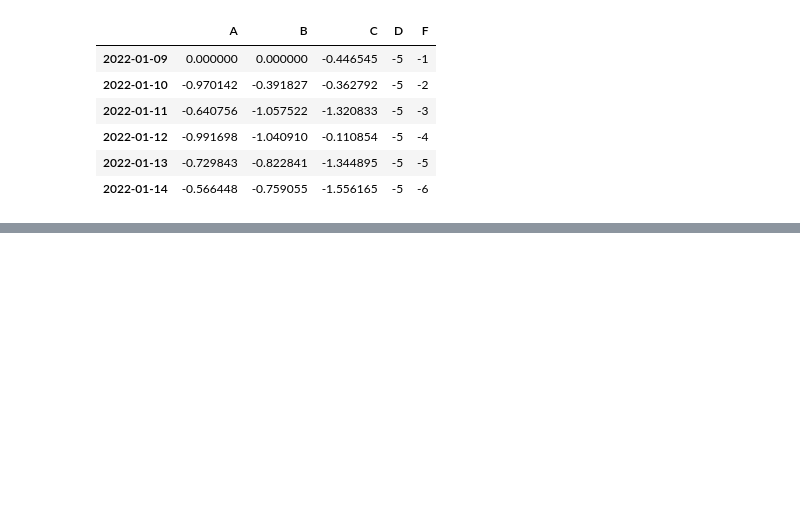
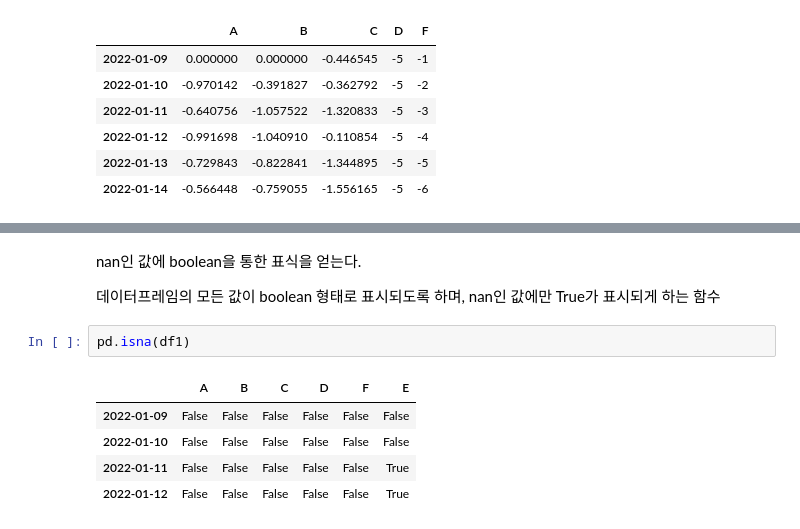
Before and after one commit to euneun316/Python-for-Pandas, a Jupyter notebook: Pandas-Study.ipynb, the cells around one changed output, grey strips where cells are left out. Drawn from its saved outputs; the diff is of its cells as text; blank space fills up the shorter version.

```diff
--- a/Pandas-Study.ipynb
+++ b/Pandas-Study.ipynb
@@ -489,0 +526,12 @@ df2
+# %% [markdown]
+nan인 값에 boolean을 통한 표식을 얻는다.
+
+데이터프레임의 모든 값이 boolean 형태로 표시되도록 하며, nan인 값에만 True가 표시되게 하는 함수
+# %%
+pd.isna(df1)
+# %% [output]
+|  | A | B | C | D | F | E |
+| 2022-01-09 | False | False | False | False | False | False |
+| 2022-01-10 | False | False | False | False | False | False |
+| 2022-01-11 | False | False | False | False | False | True |
+| 2022-01-12 | False | False | False | False | False | True |
```
Also changed, not shown: parts of 8 cells of this notebook.
